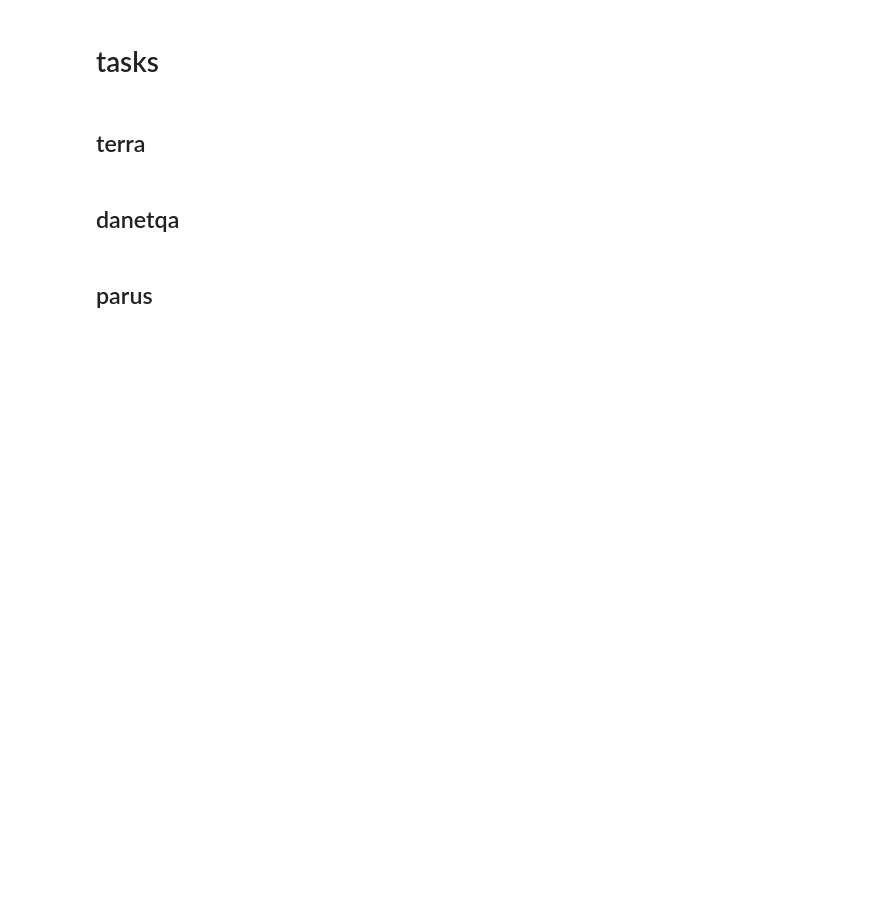
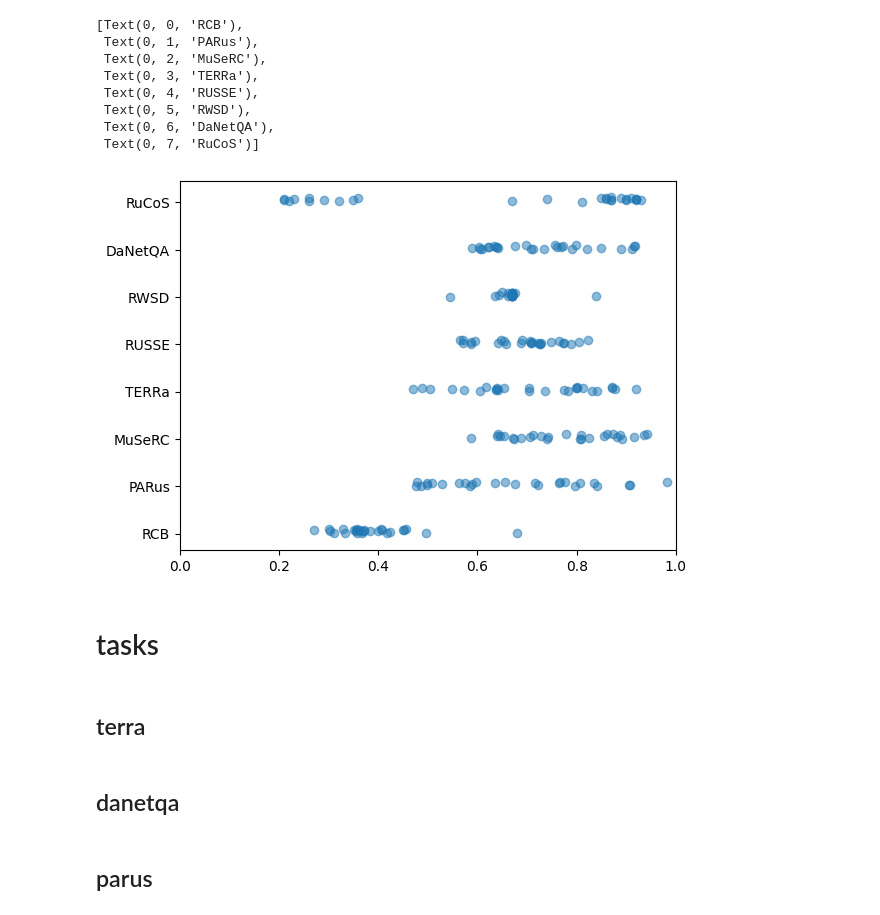
Before and after one commit to kuk/rulm-eval, a Jupyter notebook: main.ipynb, the cells around one changed output. Cells and saved outputs as stored; diff of their text form; code cells hidden in the pictures; blank space fills up the shorter version.

```diff
--- a/main.ipynb
+++ b/main.ipynb
@@ -70,3 +9,29 @@ ax.set_yticklabels(tasks)
+# %%
+%run -n main.py
+table = pd.DataFrame(RSG_LB)
+
+xs, ys = [], []
+tasks = ['RCB', 'PARus', 'MuSeRC', 'TERRa', 'RUSSE', 'RWSD', 'DaNetQA', 'RuCoS']
+for task_index, task in enumerate(tasks):
+    for score in table[task]:
+        xs.append(score)
+        ys.append(task_index + random.random() / 10)
+
+fig, ax = plt.subplots()
+ax.scatter(xs, ys, alpha=0.5)
+ax.set_xlim(0, 1)
+ax.set_yticks(range(len(tasks)))
+ax.set_yticklabels(tasks)
+# %% [output]
+[Text(0, 0, 'RCB'),
+ Text(0, 1, 'PARus'),
+ Text(0, 2, 'MuSeRC'),
+ Text(0, 3, 'TERRa'),
+ Text(0, 4, 'RUSSE'),
+ Text(0, 5, 'RWSD'),
+ Text(0, 6, 'DaNetQA'),
+ Text(0, 7, 'RuCoS')]
+[figure, added]
 # %% [markdown]
 # tasks
 # %% [markdown]
```
Also changed, not shown: parts of 20 cells of this notebook, 4 other files.
